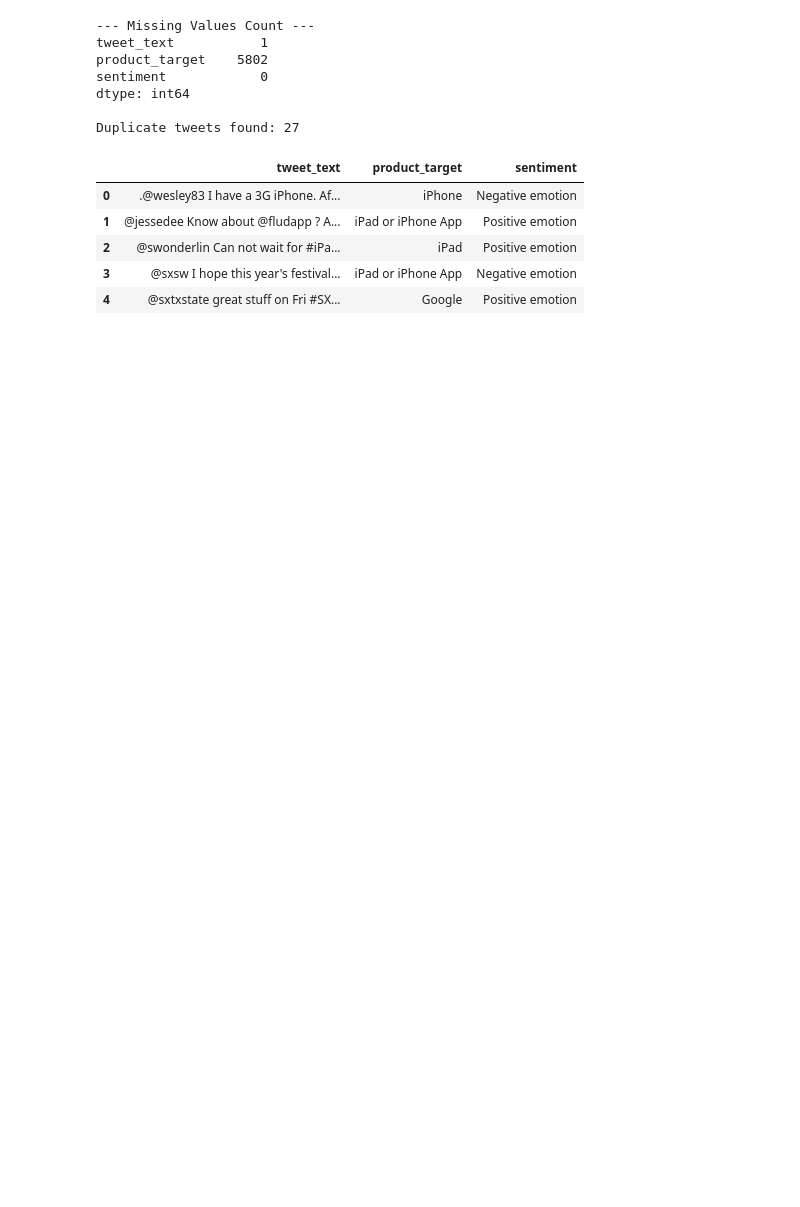
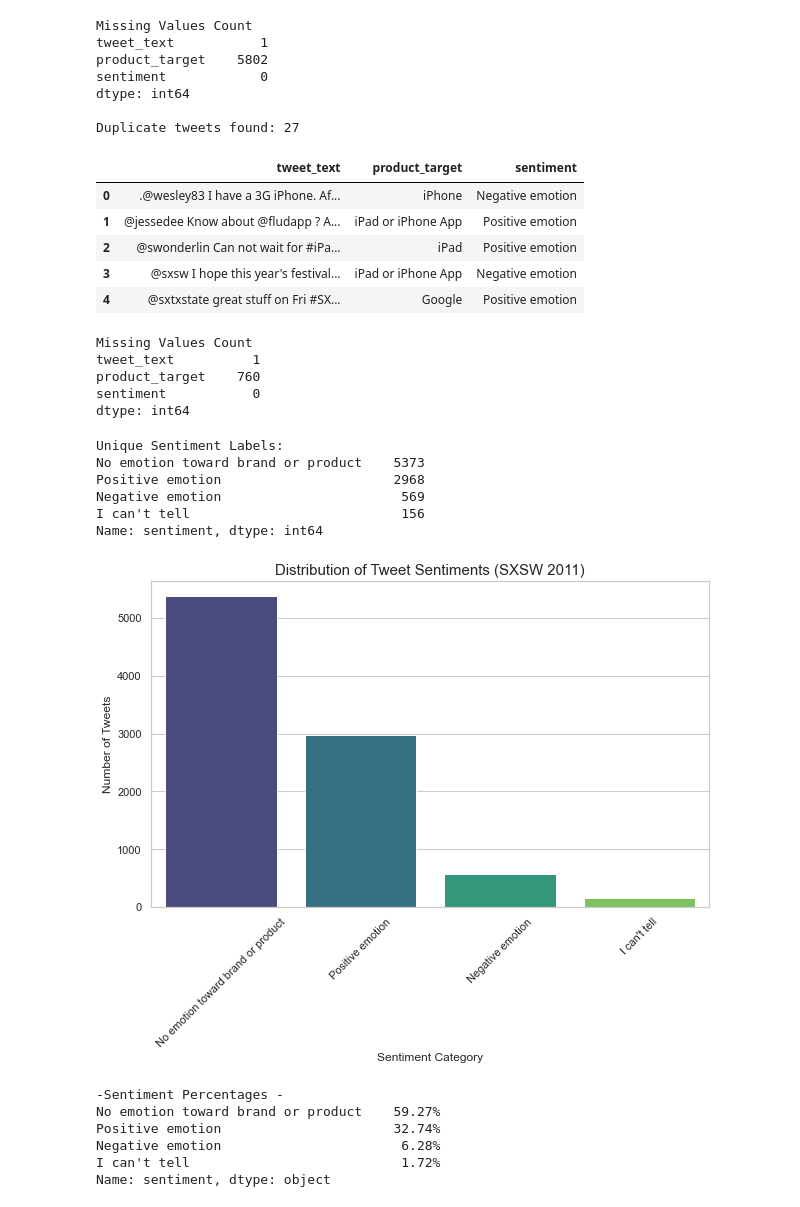
Before and after one commit to Jen-shiko/Phase4_Group3_Project, a Jupyter notebook: index.ipynb, the cells around one changed output. Cells and saved outputs as stored; diff of their text form; code cells hidden in the pictures; blank space fills up the shorter version.

Commit message:
Data Understanding

```diff
--- a/index.ipynb
+++ b/index.ipynb
@@ -34,17 +73,17 @@ Dataset Dimensions: (9093, 3)
 # %%
-# Check for missing values
-print("--- Missing Values Count ---")
+# check missing values
+print("Missing Values Count")
 print(df.isna().sum())
 
-# Check for and remove duplicate tweets
+# check duplicates
 duplicates = df.duplicated(subset=['tweet_text']).sum()
 print(f"\nDuplicate tweets found: {duplicates}")
+# remove duplicated tweets
 df = df.drop_duplicates(subset=['tweet_text'])
 
-# Review the first few rows
 df.head()
 # %% [output]
---- Missing Values Count ---
+Missing Values Count
 tweet_text           1
 product_target    5802
 sentiment            0
@@ -57,3 +96,60 @@ Duplicate tweets found: 27
 | 2 | @swonderlin Can not wait for #iPa... | iPad | Positive emotion |
 | 3 | @sxsw I hope this year's festival... | iPad or iPhone App | Negative emotion |
 | 4 | @sxtxstate great stuff on Fri #SX... | Google | Positive emotion |
+# %%
+# create a function to group Google and Apple products
+# this function also reduces missing values in the product category
+def impute_product(row):
+    text = str(row['tweet_text']).lower()
+    if pd.isna(row['product_target']):
+        if 'iphone' in text or 'apple' in text or 'ipad' in text:
+            return 'Apple'
+        if 'google' in text or 'android' in text:
+            return 'Google'
+    return row['product_target']
+
+df['product_target'] = df.apply(impute_product, axis=1)
+
+
+# check for missing values
+print("Missing Values Count")
+print(df.isna().sum())
+# %% [output]
+Missing Values Count
+tweet_text          1
+product_target    760
+sentiment           0
+dtype: int64
+# %%
+# unique values - sentiment column
+print("Unique Sentiment Labels:")
+print(df['sentiment'].value_counts())
+
+# visualize distribution of sentiments
+plt.figure(figsize=(10, 6))
+sns.countplot(x='sentiment', data=df, palette='viridis', order=df['sentiment'].value_counts().index)
+
+plt.title('Distribution of Tweet Sentiments (SXSW 2011)', fontsize=15)
+plt.xlabel('Sentiment Category', fontsize=12)
+plt.ylabel('Number of Tweets', fontsize=12)
+plt.xticks(rotation=45)
+plt.show()
+
+# calculate percentages
+sentiment_pct = df['sentiment'].value_counts(normalize=True) * 100
+print("\n-Sentiment Percentages -")
+print(sentiment_pct.map('{:.2f}%'.format))
+# %% [output]
+Unique Sentiment Labels:
+No emotion toward brand or product    5373
+Positive emotion                      2968
+Negative emotion                       569
+I can't tell                           156
+Name: sentiment, dtype: int64
+[figure, added]
+-Sentiment Percentages -
+No emotion toward brand or product    59.27%
+Positive emotion                      32.74%
+Negative emotion                       6.28%
+I can't tell                           1.72%
+Name: sentiment, dtype: object
```
Also changed, not shown: parts of 4 cells of this notebook.
